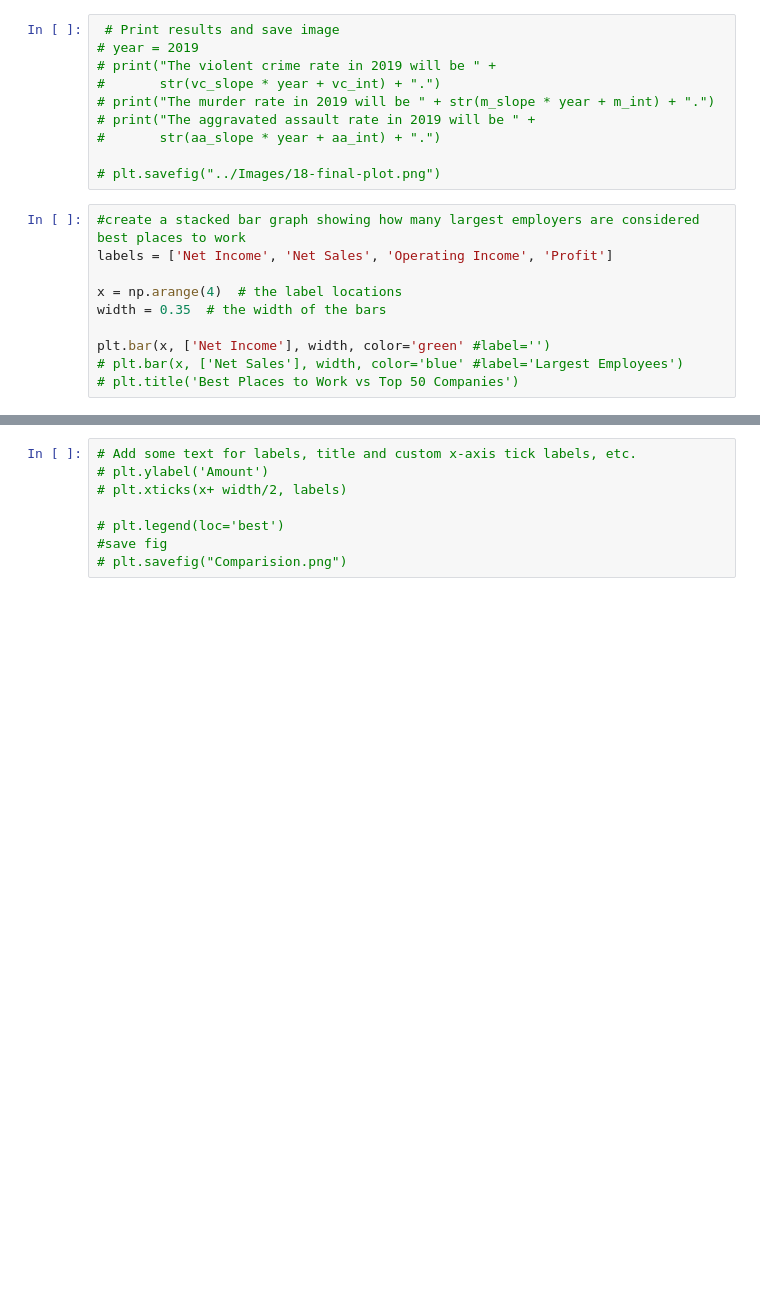
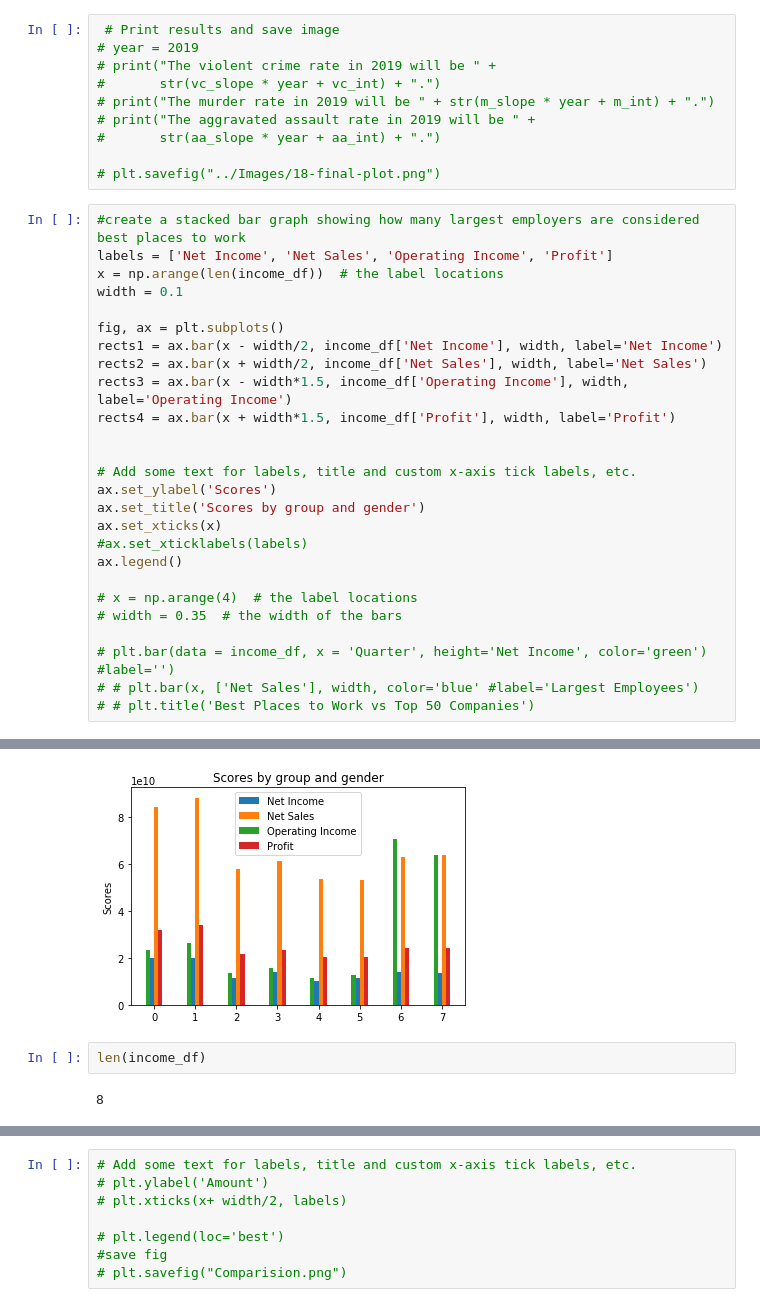
Before and after one commit to sigdelyr/ML-Project, a Jupyter notebook: income_regression.ipynb, the cells around one changed output, grey strips where cells are left out. Drawn from its saved outputs; the diff is of its cells as text; blank space fills up the shorter version.

```diff
--- a/income_regression.ipynb
+++ b/income_regression.ipynb
@@ -93,11 +114,27 @@ Text(0.5, 0, 'Quarter')
 # %%
 #create a stacked bar graph showing how many largest employers are considered best places to work
 labels = ['Net Income', 'Net Sales', 'Operating Income', 'Profit']
+x = np.arange(len(income_df))  # the label locations
+width = 0.1
 
-x = np.arange(4)  # the label locations
-width = 0.35  # the width of the bars
+fig, ax = plt.subplots()
+rects1 = ax.bar(x - width/2, income_df['Net Income'], width, label='Net Income')
+rects2 = ax.bar(x + width/2, income_df['Net Sales'], width, label='Net Sales')
+rects3 = ax.bar(x - width*1.5, income_df['Operating Income'], width, label='Operating Income')
+rects4 = ax.bar(x + width*1.5, income_df['Profit'], width, label='Profit')
 
-plt.bar(x, ['Net Income'], width, color='green' #label='')
-# plt.bar(x, ['Net Sales'], width, color='blue' #label='Largest Employees')
-# plt.title('Best Places to Work vs Top 50 Companies')
+
+# Add some text for labels, title and custom x-axis tick labels, etc.
+ax.set_ylabel('Scores')
+ax.set_title('Scores by group and gender')
+ax.set_xticks(x)
+#ax.set_xticklabels(labels)
+ax.legend()
+
+# x = np.arange(4)  # the label locations
+# width = 0.35  # the width of the bars
+
+# plt.bar(data = income_df, x = 'Quarter', height='Net Income', color='green') #label='')
+# # plt.bar(x, ['Net Sales'], width, color='blue' #label='Largest Employees')
+# # plt.title('Best Places to Work vs Top 50 Companies')
 # %% [output]
@@ -104,0 +142,5 @@ SyntaxError: unexpected EOF while parsing (<ipython-input-12-1f79d16a9735>, line
+[figure, added]
+# %%
+len(income_df)
+# %% [output]
+8
```
Also changed, not shown: parts of 5 cells of this notebook, 4 other files.
